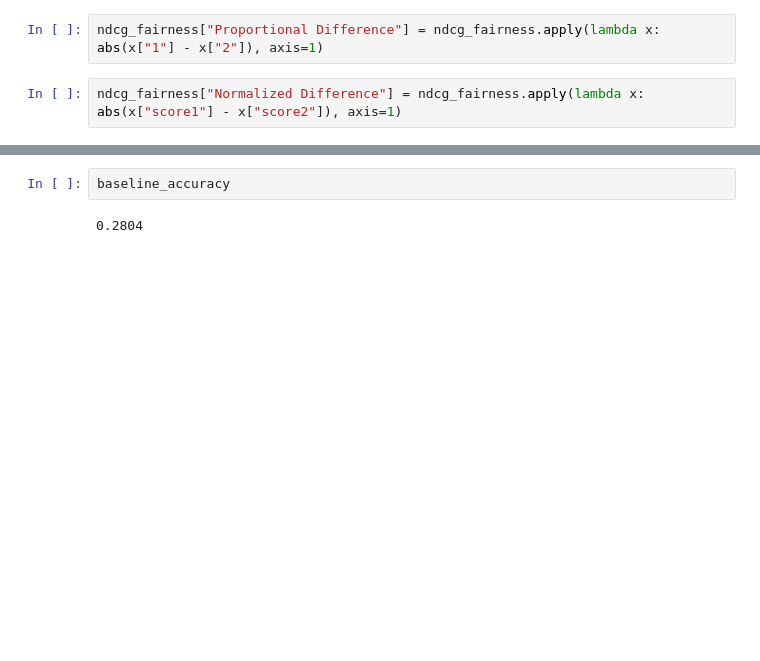
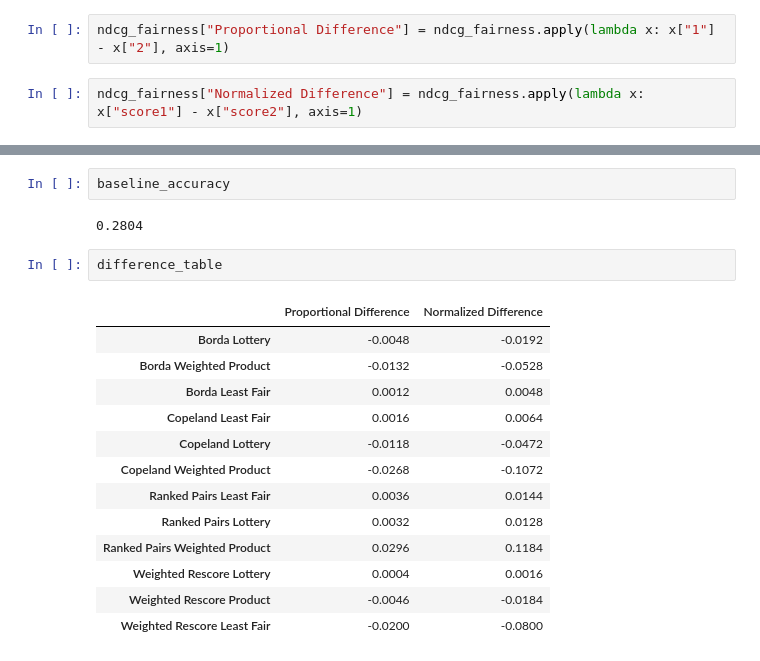
Before and after one commit to that-recsys-lab/scruf_tors_2023, a Jupyter notebook: visualization_notebooks/latebreaking_short.ipynb, the cells around one changed output, grey strips where cells are left out. Drawn from its saved outputs; the diff is of its cells as text; blank space fills up the shorter version.

Commit message:
Removed absolute value from agent difference calculation

```diff
--- a/visualization_notebooks/latebreaking_short.ipynb
+++ b/visualization_notebooks/latebreaking_short.ipynb
@@ -346,9 +346,9 @@ ndcg_fairness
 | Weighted Rescore Product | 0.2686 | 0.1394 | 0.1440 | 0.5576 | 0.5760 | 0.5668 | 0.897729 | Rescoring | Lottery |
 | Weighted Rescore Least Fair | 0.2610 | 0.1280 | 0.1480 | 0.5120 | 0.5920 | 0.5520 | 0.925124 | Rescoring | Weighted |
 # %%
-ndcg_fairness["Proportional Difference"] = ndcg_fairness.apply(lambda x: abs(x["1"] - x["2"]), axis=1)
+ndcg_fairness["Proportional Difference"] = ndcg_fairness.apply(lambda x: x["1"] - x["2"], axis=1)
 # %%
-ndcg_fairness["Normalized Difference"] = ndcg_fairness.apply(lambda x: abs(x["score1"] - x["score2"]), axis=1)
+ndcg_fairness["Normalized Difference"] = ndcg_fairness.apply(lambda x: x["score1"] - x["score2"], axis=1)
 # %%
 difference_table = ndcg_fairness[["Proportional Difference", "Normalized Difference"]]
 # %%
@@ -381,3 +381,19 @@ make_scatterplot(ndcg_fairness, baseline_accuracy, filename='synthetic_scatter.p
 baseline_accuracy
 # %% [output]
 0.2804
+# %%
+difference_table
+# %% [output]
+|  | Proportional Difference | Normalized Difference |
+| Borda Lottery | -0.0048 | -0.0192 |
+| Borda Weighted Product | -0.0132 | -0.0528 |
+| Borda Least Fair | 0.0012 | 0.0048 |
+| Copeland Least Fair | 0.0016 | 0.0064 |
+| Copeland Lottery | -0.0118 | -0.0472 |
+| Copeland Weighted Product | -0.0268 | -0.1072 |
+| Ranked Pairs Least Fair | 0.0036 | 0.0144 |
+| Ranked Pairs Lottery | 0.0032 | 0.0128 |
+| Ranked Pairs Weighted Product | 0.0296 | 0.1184 |
+| Weighted Rescore Lottery | 0.0004 | 0.0016 |
+| Weighted Rescore Product | -0.0046 | -0.0184 |
+| Weighted Rescore Least Fair | -0.0200 | -0.0800 |
```
